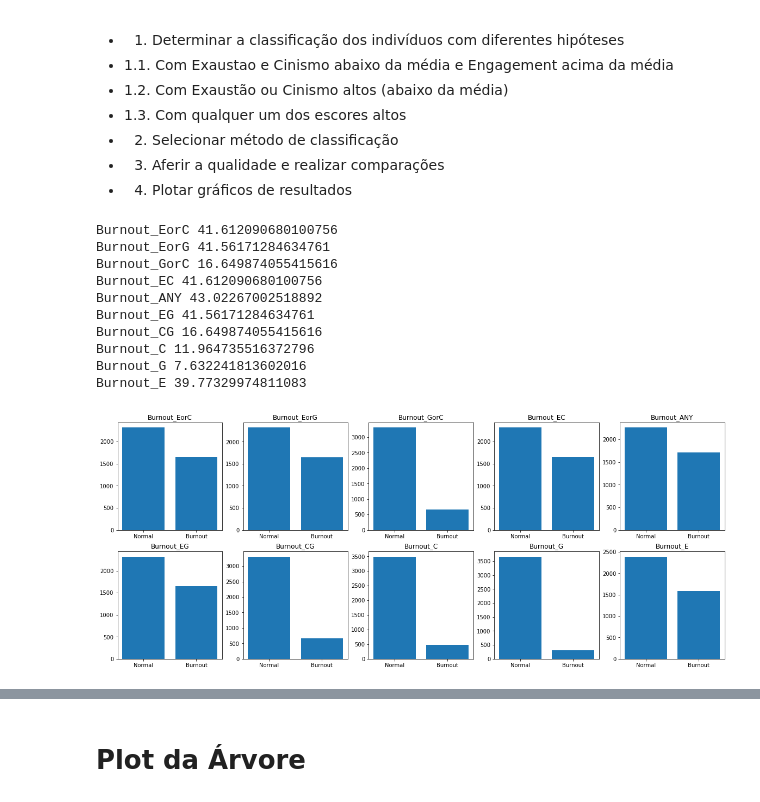
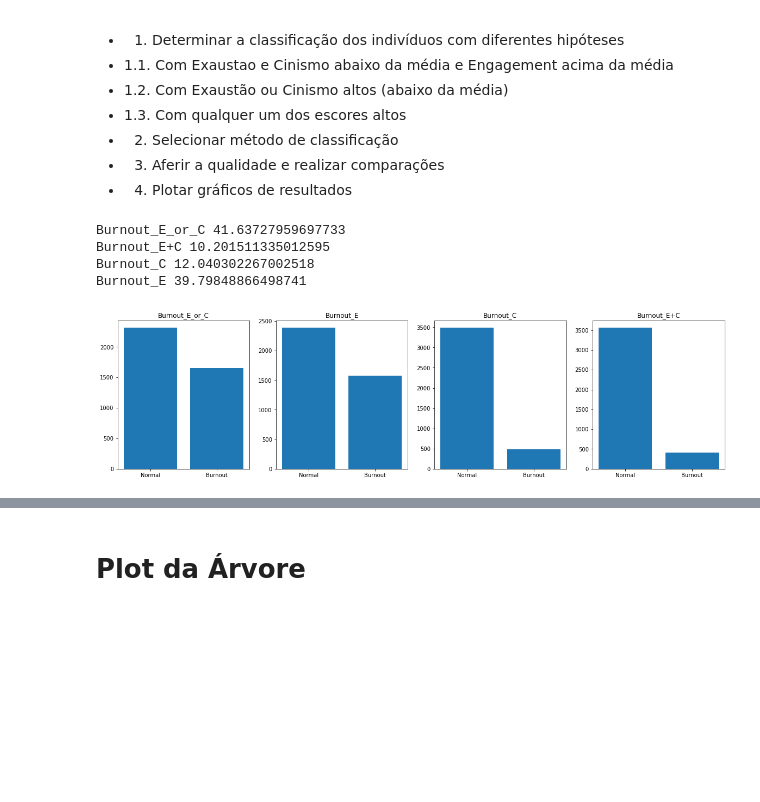
Before and after one commit to ralphrass/burnout, a Jupyter notebook: BurnoutPrediction.ipynb, the cells around one changed output, grey strips where cells are left out. Cells and saved outputs as stored; diff of their text form; code cells hidden in the pictures; blank space fills up the shorter version.

```diff
--- a/BurnoutPrediction.ipynb
+++ b/BurnoutPrediction.ipynb
@@ -24,21 +24,22 @@
 * 4. Plotar gráficos de resultados
 # %%
 import pandas as pd
+import numpy as np
 import matplotlib.pyplot as plt
 
-df_features_pre_processed = pd.read_csv('dataset_filled.csv')
+df_features_pre_processed = pd.read_csv('dataset_filled_and_filtered.csv')
 # %%
 # Remova as colunas calculadas intermediárias, mantenha apenas as colunas que representam respostas diretas
 
-trab_cols = ['trab'+str(i) for i in range(1, 33)]
-atitrab_cols = ['atitrab'+str(i) for i in range(1, 21)]
-be_cols = ['be'+str(i) for i in range(1, 20)]
-bes_cols = ['bes'+str(i) for i in range(1, 6)]
-saude_cols = ['saude'+str(i) for i in range(1, 5)]
+# trab_cols = ['trab'+str(i) for i in range(1, 33)]
+# atitrab_cols = ['atitrab'+str(i) for i in range(1, 21)]
+# be_cols = ['be'+str(i) for i in range(1, 20)]
+# bes_cols = ['bes'+str(i) for i in range(1, 6)]
+# saude_cols = ['saude'+str(i) for i in range(1, 5)]
 
-df_features_pre_processed = df_features_pre_processed.drop(columns=trab_cols+atitrab_cols+be_cols+bes_cols+saude_cols)
-# df_features = df_joined_cats.drop(columns=trab_cols+atitrab_cols+be_cols+bes_cols+saude_cols)
-# df_features.columns
+# df_features_pre_processed = df_features_pre_processed.drop(columns=trab_cols+atitrab_cols+be_cols+bes_cols+saude_cols)
+# df_features = df_joined_cats.drop(columns=trab_cols+atitrab_cols+be_cols+bes_cols+saude_cols)len()
+df_features_pre_processed.columns
 # %%
 # Implementação das três hipóteses
 
@@ -144,40 +145,49 @@ add_rule('Burnout_E', burnout_classification_rules)
 for c in filter(lambda x : 'Burnout' in x, df_features_pre_processed.columns):
     print(c, len(df_features_pre_processed[df_features_pre_processed[c] == True]) / len(df_features_pre_processed) * 100)
 # %% [output]
-Burnout_EorC 41.612090680100756
-Burnout_EorG 41.56171284634761
-Burnout_GorC 16.649874055415616
-Burnout_EC 41.612090680100756
-Burnout_ANY 43.02267002518892
-Burnout_EG 41.56171284634761
-Burnout_CG 16.649874055415616
-Burnout_C 11.964735516372796
-Burnout_G 7.632241813602016
-Burnout_E 39.77329974811083
+Burnout_E_or_C 41.63727959697733
+Burnout_E+C 10.201511335012595
+Burnout_C 12.040302267002518
+Burnout_E 39.79848866498741
 # %%
 # Qual das três hipóteses parece ser a mais promissora?
 
 rules = dict()
 
 for c in filter(lambda x : 'Burnout' in x, df_features_pre_processed.columns):
     rules[c] = df_features_pre_processed[c].value_counts().sort_index().values
 
+# print(rules)
 i, j, count = 0,0,0
-fig, axes = plt.subplots(nrows=2, ncols=5, figsize=(20, 8))
+fig, axes = plt.subplots(nrows=1, ncols=4, figsize=(20, 5))
 
-for k in rules.keys():
-    if j == 5:
-        j = 0
-        i = 1
-    axes[i][j].bar(['Normal', 'Burnout'], rules[k])
-    axes[i][j].set_title(k)
-    j += 1
+r = axes[0].bar(['Normal', 'Burnout'], rules['Burnout_E_or_C'])
+axes[0].set_title('Burnout_E_or_C')
+# axes.bar_label(axes[0])
+# axes[0].set_xticks(np.arange(len(rules)))
+# axes[0].bar_label(r, padding=3)
+axes[3].bar(['Normal', 'Burnout'], rules['Burnout_E+C'])
+axes[3].set_title('Burnout_E+C')
+axes[2].bar(['Normal', 'Burnout'], rules['Burnout_C'])
+axes[2].set_title('Burnout_C')
+axes[1].bar(['Normal', 'Burnout'], rules['Burnout_E'])
+axes[1].set_title('Burnout_E')
+
+# for k in rules.keys():
+    # if j == 2:
+        # j = 0
+        # i = 1
+    # axes[i].bar(['Normal', 'Burnout'], rules[k])
+    # axes[i].set_title(k)
+    # axes[i].bar(['Normal', 'Burnout'], rules[k])
+    # axes[i].set_title(k)
+    # i += 1
 
 plt.show()
 
 # plt.figure(figsize=(10,6))
 # plt.bar(['Sem Burnout', 'Com Burnout'], rule1)
 # plt.title('Classificação de Burnout')
 # plt.show()
 # %% [output]
-[figure, old version]
+[figure, new version]
```
Also changed, not shown: parts of 29 cells of this notebook, 6 other files.
